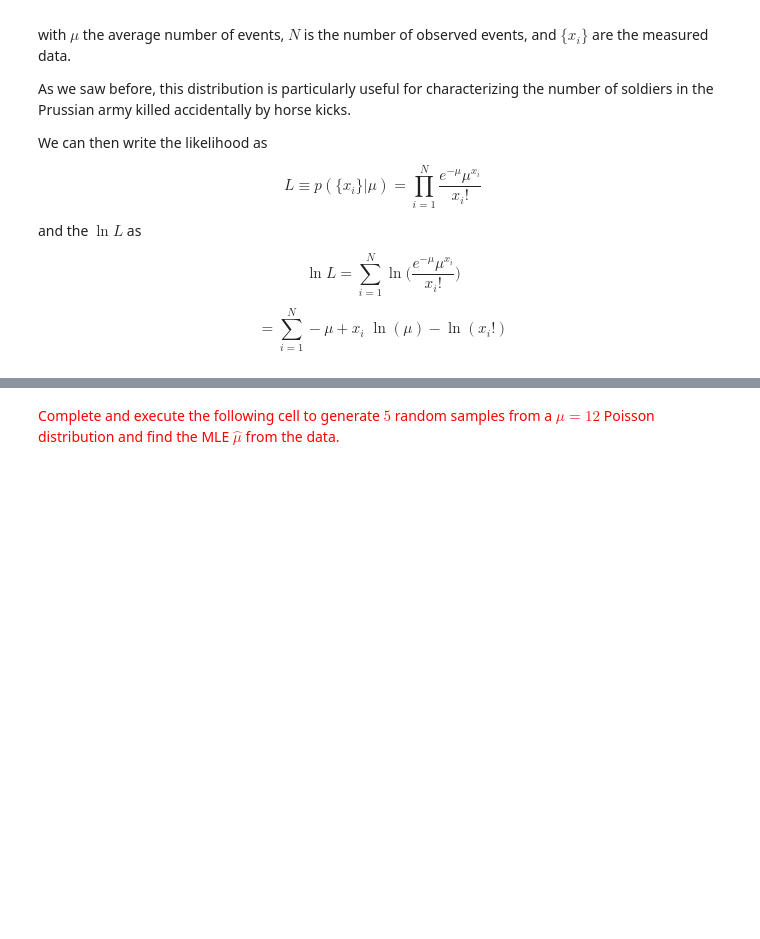
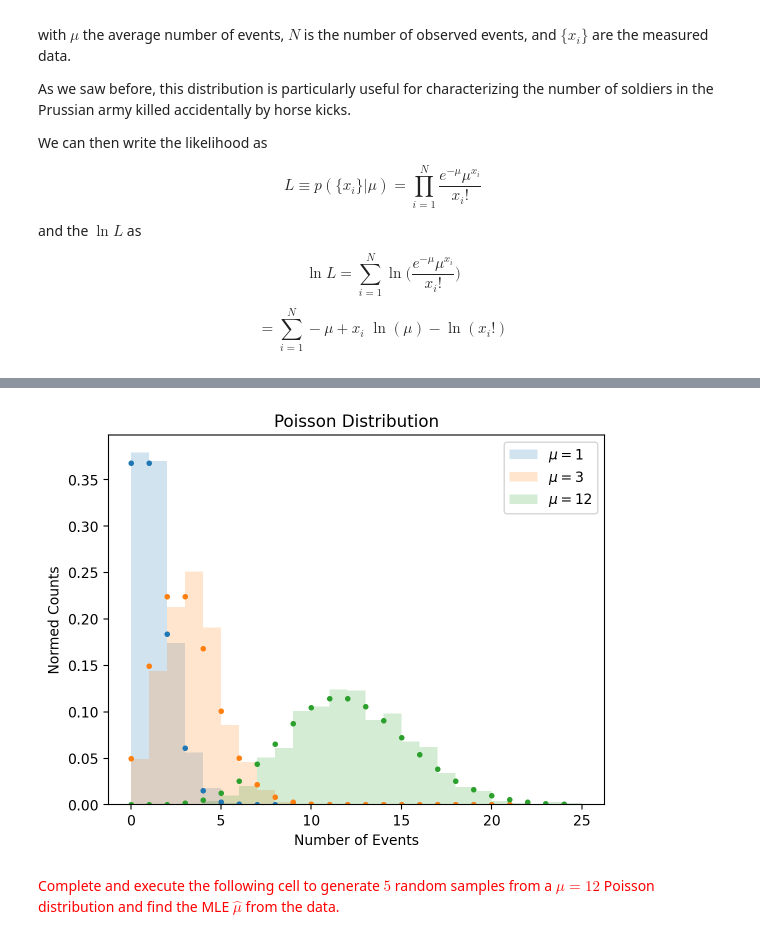
Before and after one commit to R-bna/sci-comp-ii-fall24, a Jupyter notebook: Working/Lecture_5_maxlike.ipynb, the cells around one changed output, grey strips where cells are left out. Drawn from its saved outputs; the diff is of its cells as text; code cells hidden in the pictures; blank space fills up the shorter version.

```diff
--- a/Working/Lecture_5_maxlike.ipynb
+++ b/Working/Lecture_5_maxlike.ipynb
@@ -533,24 +548,26 @@ SyntaxError: invalid syntax (963861855.py, line 3)
 # %%
 # Execute this cell to plot some Poisson draws from different means
 from scipy.stats import poisson
 import seaborn as sns
 
 # generate samples for different values of mu
 kpts=np.arange(0,25)
 for mu, c in zip([1,3,12],
                  sns.color_palette()[:4]):
     # random draws
     randomVariates = poisson.rvs(mu, size=1000)
     # histogram of random draws
     plt.hist(randomVariates, density=True, color=c, alpha=0.2,
-             bins=range(0,26), label='$\mu=' + np.str(mu) + '$')
+             bins=range(0,26), label='$\mu=' + str(mu) + '$')
     # probability density at bin locations
     plt.plot(kpts, poisson.pmf(kpts, mu), '.', color=c)
 
 plt.legend()
 plt.title("Poisson Distribution")
 plt.xlabel("Number of Events")
 plt.ylabel("Normed Counts");
+# %% [output]
+[figure, added]
 # %% [markdown]
 <font color='red'>Complete and execute the following cell to generate $5$ random samples from a $\mu=12$ Poisson distribution and find the MLE $\hat\mu$ from the data.</font>
 # %%
```
Also changed, not shown: parts of 5 cells of this notebook.
